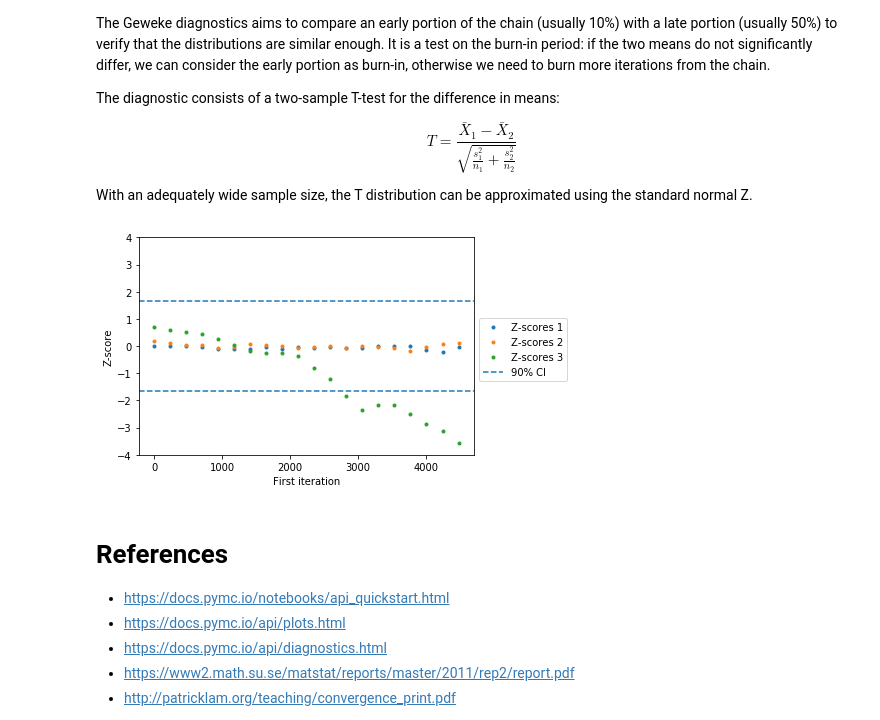
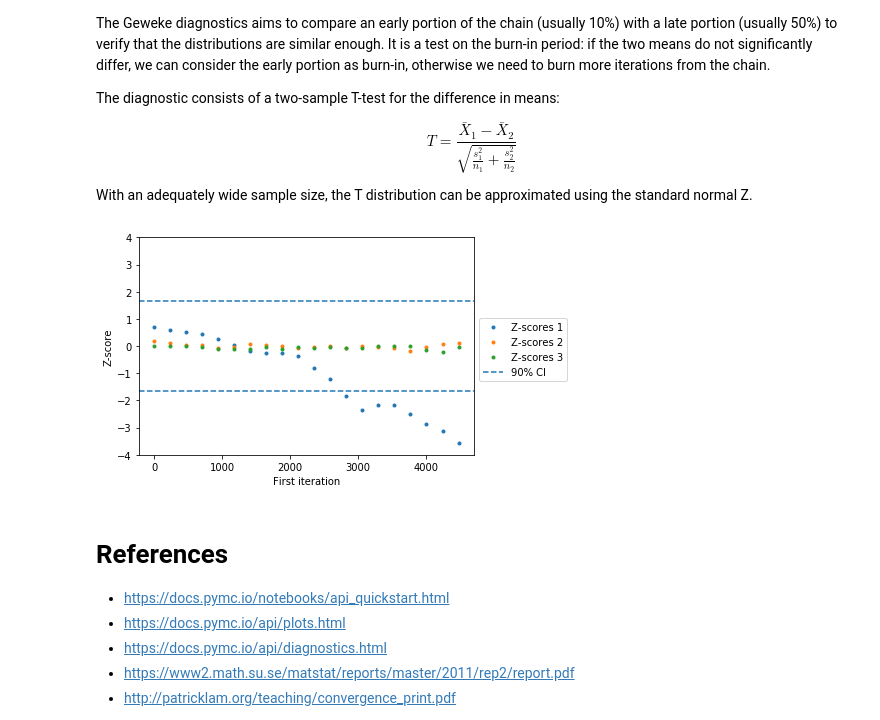
Before and after one commit to fcastagna/mcmc_convergence, a Jupyter notebook: convergence.ipynb, the cells around one changed output. Saved outputs shown, nothing was run; the diff lists cells and outputs as text; code cells hidden in the pictures.

```diff
--- a/convergence.ipynb
+++ b/convergence.ipynb
@@ -23,11 +23,9 @@ nchains = 3
 with pm.Model() as model:
     m = pm.Uniform('m', lower=0., upper=10.)
     likelihood = pm.Normal('y_obs', mu=m, sigma=2., observed=obs)
-    step_good = pm.Metropolis(S=np.array([2.5]))
-    step_bad = pm.Metropolis(S=np.array([10]))
-    step_flat1 = pm.Metropolis(S=np.array([.01]))
-#    step_flat2 = pm.Metropolis()
-    trace_good = pm.sample(niter, step=step_good, cores=1, tune=0, chains=nchains, random_seed=123)
-    trace_bad1 = pm.sample(niter, step=step_bad, cores=1, tune=0, chains=nchains, random_seed=123)
-    trace_bad2 = pm.sample(niter, step=step_flat1, cores=1, tune=0, chains=nchains, random_seed=123)
-#    trace_far = pm.sample(niter, step=step_flat2, cores=1, tune=0, chains=nchains, start={'m': 9}, random_seed=123)
+    step_1 = pm.Metropolis(S=np.array([.01]))
+    step_2 = pm.Metropolis(S=np.array([10]))
+    step_3 = pm.Metropolis(S=np.array([2.5]))
+    trace_1 = pm.sample(niter, step=step_1, cores=1, tune=0, chains=nchains, random_seed=123)
+    trace_2 = pm.sample(niter, step=step_2, cores=1, tune=0, chains=nchains, random_seed=123)
+    trace_3 = pm.sample(niter, step=step_3, cores=1, tune=0, chains=nchains, random_seed=123)
@@ -57,3 +53,7 @@ t_b2 = trace_bad2[nburn:]
+# %%
+t_1 = trace_1[nburn:]
+t_2 = trace_2[nburn:]
+t_3 = trace_3[nburn:]
 # %% [markdown]
 # Traceplot
 A traceplot shows the history of a parameter value across iterations of the chain. It's easy to spot from the traceplot whether our chains adequately explored the parameter space or not.
@@ -266,18 +225,18 @@ The diagnostic consists of a two-sample T-test for the difference in means:
 
 With an adequately wide sample size, the T distribution can be approximated using the standard normal Z.
 # %%
-gew_g = pm.geweke(t_g.m, first=.1, last=.5)
-plt.plot(gew_g[:,0], gew_g[:,1], '.')
-gew_b1 = pm.geweke(t_b1.m, first=.1, last=.5)
-plt.plot(gew_b1[:,0], gew_b1[:,1], '.')
-gew_b2 = pm.geweke(t_b2.m, first=.1, last=.5)
-plt.plot(gew_b2[:,0], gew_b2[:,1], '.')
+gew_1 = pm.geweke(t_1.m, first=.1, last=.5)
+plt.plot(gew_1[:,0], gew_1[:,1], '.')
+gew_2 = pm.geweke(t_2.m, first=.1, last=.5)
+plt.plot(gew_2[:,0], gew_2[:,1], '.')
+gew_3 = pm.geweke(t_3.m, first=.1, last=.5)
+plt.plot(gew_3[:,0], gew_3[:,1], '.')
 plt.xlabel('First iteration')
 plt.ylabel('Z-score')
 plt.ylim(-4, 4)
 plt.axhline(-st.norm.ppf(.95), linestyle='--')
 plt.axhline(st.norm.ppf(.95), linestyle='--')
 plt.legend(('Z-scores 1', 'Z-scores 2', 'Z-scores 3', '90% CI'), bbox_to_anchor=(1,.65))
 pass
 # %% [output]
-[figure, old version]
+[figure, new version]
```
Also changed, not shown: parts of 20 cells of this notebook.
